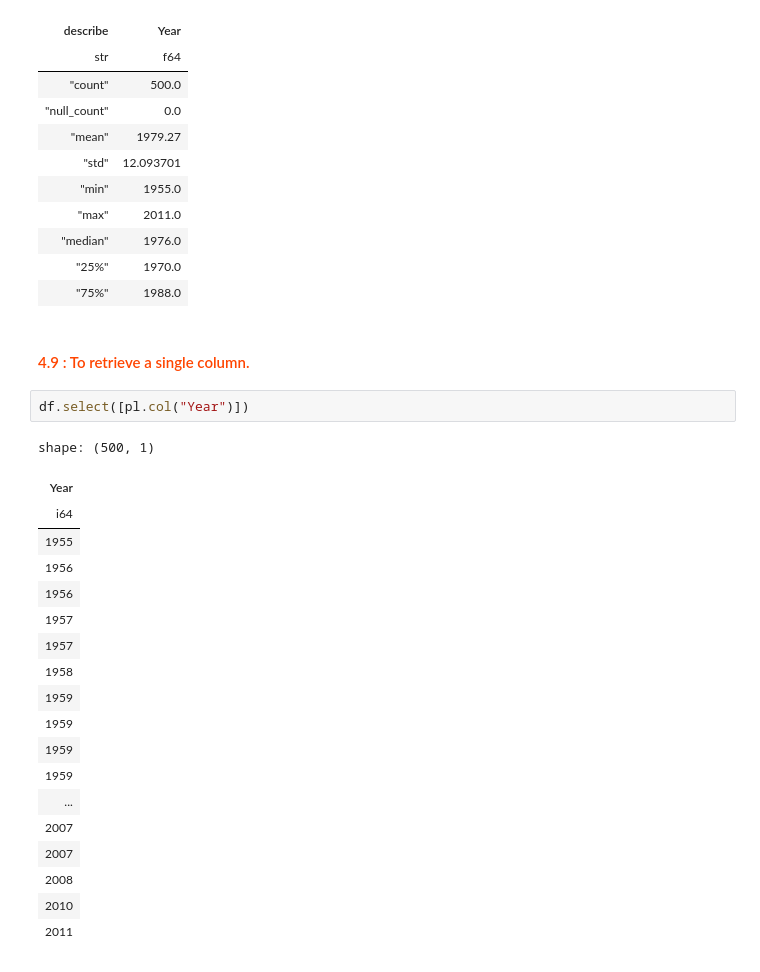
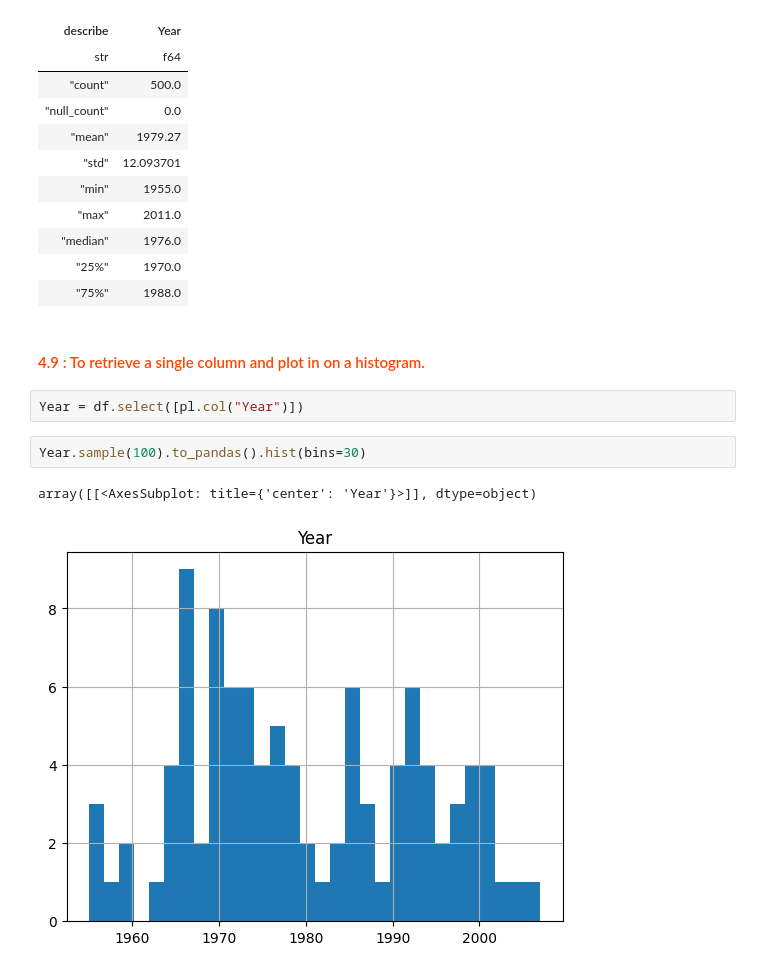
Before and after one commit to Darshan0902/PYTHON-USER-FUNCTIONS, a Jupyter notebook: powerful-pythonic-pizzazz-unleashing-the-magic.ipynb, the cells around one changed output. Cells and saved outputs as stored; diff of their text form.

Commit message:
Kaggle Notebook | EDA without using Pandas. | Version 11

```diff
--- a/powerful-pythonic-pizzazz-unleashing-the-magic.ipynb
+++ b/powerful-pythonic-pizzazz-unleashing-the-magic.ipynb
@@ -409,26 +409,11 @@ shape: (9, 2)
 | "25%" | 1970.0 |
 | "75%" | 1988.0 |
 # %% [markdown]
-#### <span style="color: #FF4500;">4.9 : To retrieve a single column.
+#### <span style="color: #FF4500;">4.9 : To retrieve a single column and plot in on a histogram.
 # %%
-df.select([pl.col("Year")])
+Year = df.select([pl.col("Year")])
-# %% [output]
-shape: (500, 1)
-| Year |
-| i64 |
-| 1955 |
-| 1956 |
-| 1956 |
-| 1957 |
-| 1957 |
-| 1958 |
-| 1959 |
-| 1959 |
-| 1959 |
-| 1959 |
-| ... |
-| 2007 |
-| 2007 |
-| 2008 |
-| 2010 |
-| 2011 |
+# %%
+Year.sample(100).to_pandas().hist(bins=30)
+# %% [output]
+array([[<AxesSubplot: title={'center': 'Year'}>]], dtype=object)
+[figure, added]
```
Also changed, not shown: parts of 3 cells of this notebook.
